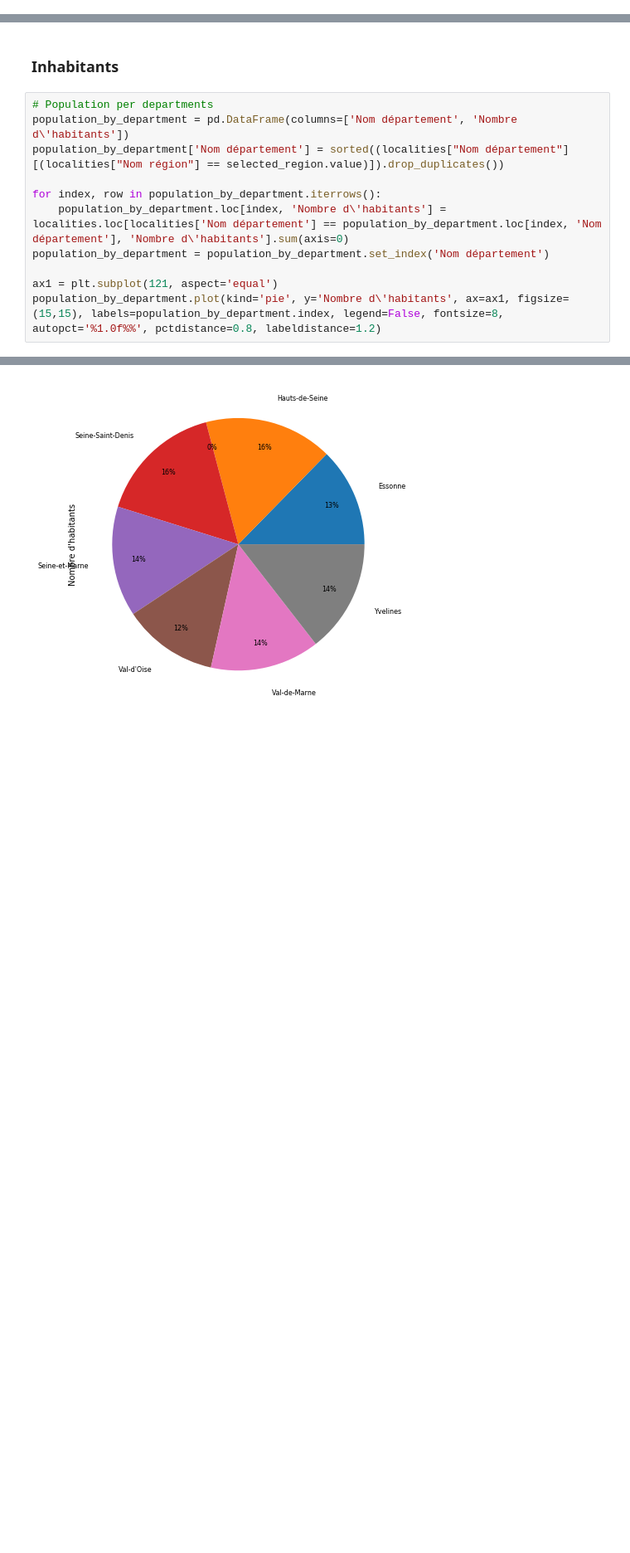
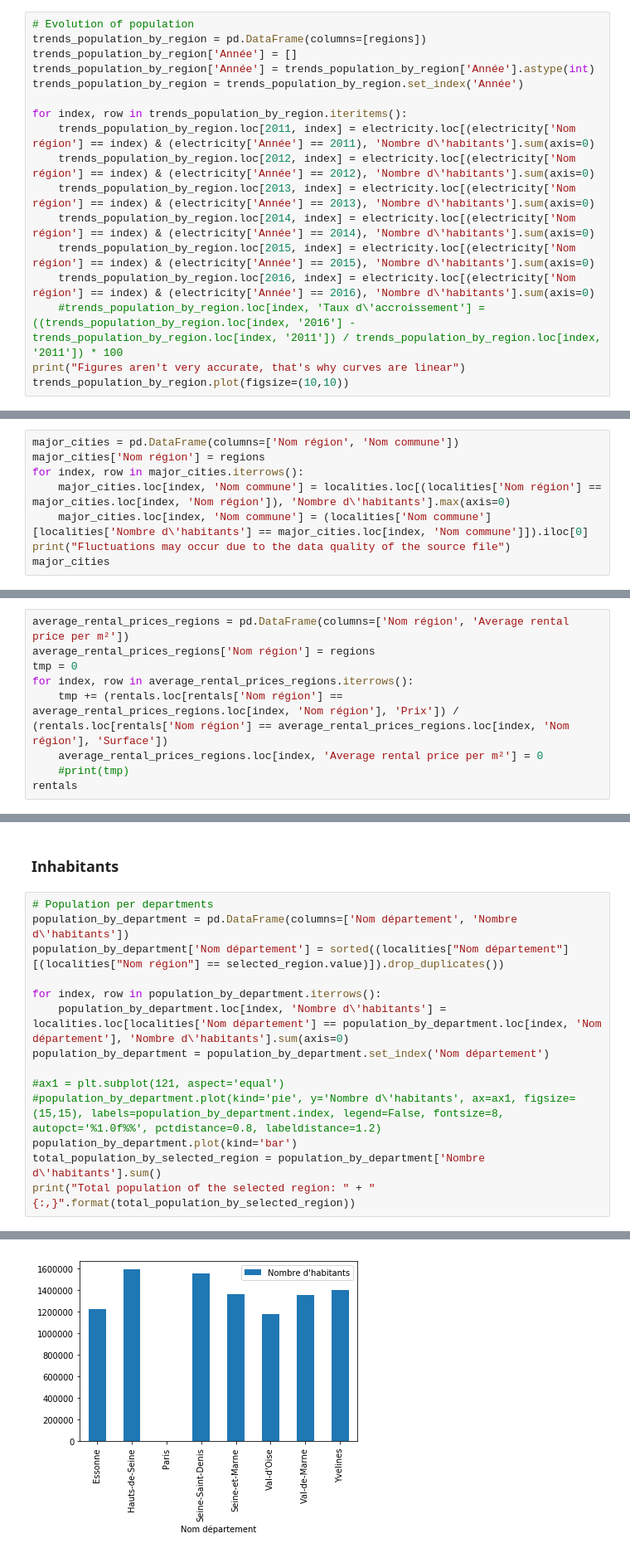
Before and after one commit to Durassel/Big-data-project, a Jupyter notebook: Final.ipynb, the cells around one changed output, grey strips where cells are left out. Shown at 83% size. Cells and saved outputs as stored; diff of their text form; blank space fills up the shorter version.

```diff
--- a/Final.ipynb
+++ b/Final.ipynb
@@ -59,0 +173,17 @@ population_by_region.plot(kind='pie', y='Nombre d\'habitants', ax=ax1, figsize=(
+# %%
+# Evolution of population
+trends_population_by_region = pd.DataFrame(columns=[regions])
+trends_population_by_region['Année'] = []
+trends_population_by_region['Année'] = trends_population_by_region['Année'].astype(int)
+trends_population_by_region = trends_population_by_region.set_index('Année')
+
+for index, row in trends_population_by_region.iteritems():
+    trends_population_by_region.loc[2011, index] = electricity.loc[(electricity['Nom région'] == index) & (electricity['Année'] == 2011), 'Nombre d\'habitants'].sum(axis=0)
+    trends_population_by_region.loc[2012, index] = electricity.loc[(electricity['Nom région'] == index) & (electricity['Année'] == 2012), 'Nombre d\'habitants'].sum(axis=0)
+    trends_population_by_region.loc[2013, index] = electricity.loc[(electricity['Nom région'] == index) & (electricity['Année'] == 2013), 'Nombre d\'habitants'].sum(axis=0)
+    trends_population_by_region.loc[2014, index] = electricity.loc[(electricity['Nom région'] == index) & (electricity['Année'] == 2014), 'Nombre d\'habitants'].sum(axis=0)
+    trends_population_by_region.loc[2015, index] = electricity.loc[(electricity['Nom région'] == index) & (electricity['Année'] == 2015), 'Nombre d\'habitants'].sum(axis=0)
+    trends_population_by_region.loc[2016, index] = electricity.loc[(electricity['Nom région'] == index) & (electricity['Année'] == 2016), 'Nombre d\'habitants'].sum(axis=0)
+    #trends_population_by_region.loc[index, 'Taux d\'accroissement'] = ((trends_population_by_region.loc[index, '2016'] - trends_population_by_region.loc[index, '2011']) / trends_population_by_region.loc[index, '2011']) * 100
+print("Figures aren't very accurate, that's why curves are linear")
+trends_population_by_region.plot(figsize=(10,10))
@@ -59,0 +196,8 @@ population_by_region.plot(kind='pie', y='Nombre d\'habitants', ax=ax1, figsize=(
+# %%
+major_cities = pd.DataFrame(columns=['Nom région', 'Nom commune'])
+major_cities['Nom région'] = regions
+for index, row in major_cities.iterrows():
+    major_cities.loc[index, 'Nom commune'] = localities.loc[(localities['Nom région'] == major_cities.loc[index, 'Nom région']), 'Nombre d\'habitants'].max(axis=0)
+    major_cities.loc[index, 'Nom commune'] = (localities['Nom commune'][localities['Nombre d\'habitants'] == major_cities.loc[index, 'Nom commune']]).iloc[0]
+print("Fluctuations may occur due to the data quality of the source file")
+major_cities
@@ -59,0 +221,9 @@ population_by_region.plot(kind='pie', y='Nombre d\'habitants', ax=ax1, figsize=(
+# %%
+average_rental_prices_regions = pd.DataFrame(columns=['Nom région', 'Average rental price per m²'])
+average_rental_prices_regions['Nom région'] = regions
+tmp = 0
+for index, row in average_rental_prices_regions.iterrows():
+    tmp += (rentals.loc[rentals['Nom région'] == average_rental_prices_regions.loc[index, 'Nom région'], 'Prix']) / (rentals.loc[rentals['Nom région'] == average_rental_prices_regions.loc[index, 'Nom région'], 'Surface'])
+    average_rental_prices_regions.loc[index, 'Average rental price per m²'] = 0
+    #print(tmp)
+rentals
@@ -87,6 +259,9 @@ for index, row in population_by_department.iterrows():
     population_by_department.loc[index, 'Nombre d\'habitants'] = localities.loc[localities['Nom département'] == population_by_department.loc[index, 'Nom département'], 'Nombre d\'habitants'].sum(axis=0)
 population_by_department = population_by_department.set_index('Nom département')
 
-ax1 = plt.subplot(121, aspect='equal')
-population_by_department.plot(kind='pie', y='Nombre d\'habitants', ax=ax1, figsize=(15,15), labels=population_by_department.index, legend=False, fontsize=8, autopct='%1.0f%%', pctdistance=0.8, labeldistance=1.2)
+#ax1 = plt.subplot(121, aspect='equal')
+#population_by_department.plot(kind='pie', y='Nombre d\'habitants', ax=ax1, figsize=(15,15), labels=population_by_department.index, legend=False, fontsize=8, autopct='%1.0f%%', pctdistance=0.8, labeldistance=1.2)
+population_by_department.plot(kind='bar')
+total_population_by_selected_region = population_by_department['Nombre d\'habitants'].sum()
+print("Total population of the selected region: " + "{:,}".format(total_population_by_selected_region))
 # %% [output]
@@ -94,4 +269,4 @@ population_by_department.plot(kind='pie', y='Nombre d\'habitants', ax=ax1, figsi
-[figure, old version]
+[figure, new version]
 # %% [markdown]
 # Indicators  in the selected department
 - Statistics about
```
Also changed, not shown: parts of 15 cells of this notebook, 3 other files.
